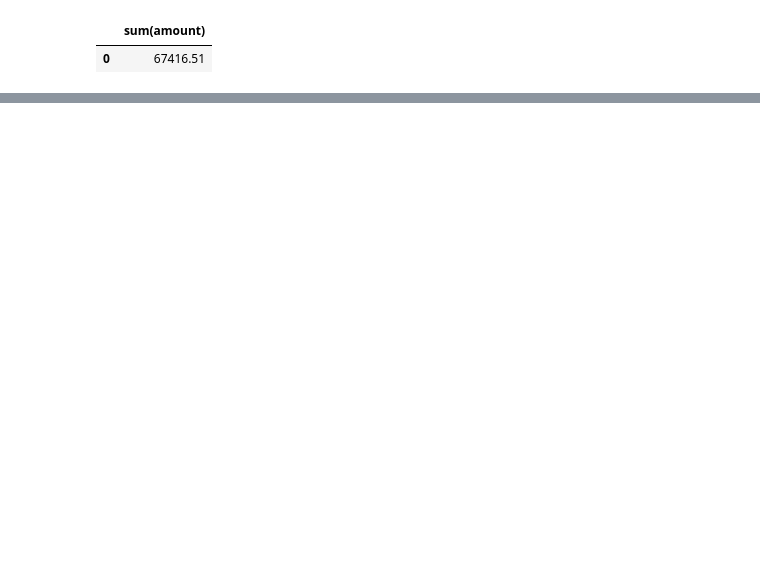
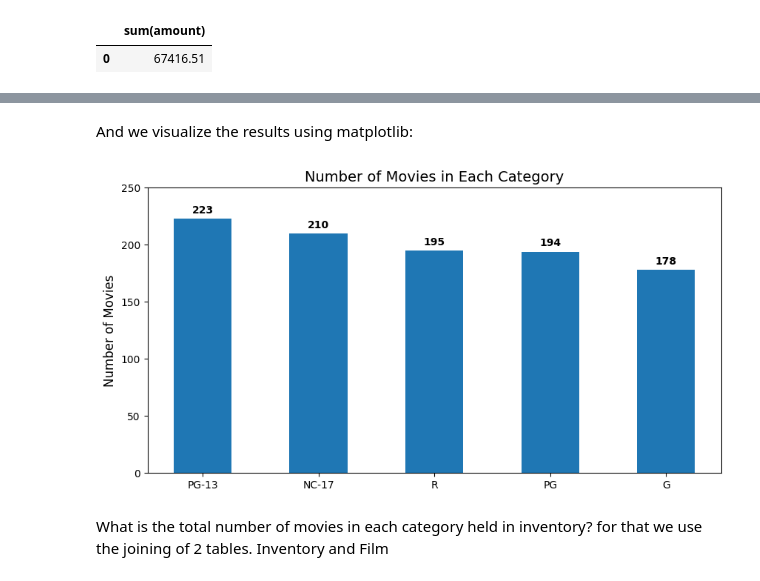
Before and after one commit to basmasirbal/SQL_DB_Project, a Jupyter notebook: SQL_main.ipynb, the cells around one changed output, grey strips where cells are left out. Cells and saved outputs as stored; diff of their text form; code cells hidden in the pictures; blank space fills up the shorter version.

```diff
--- a/SQL_main.ipynb
+++ b/SQL_main.ipynb
@@ -21,7 +21,7 @@ pd.options.display.max_rows = 50 # maximum number of rows to display
 # %% [markdown]
 ## Connecting to the database
 # %%
-database_path = "sqlite-sakila.db"
+database_path = "data/sqlite-sakila.db"
 # %%
 connection = sqlite3.connect(database_path)
 # %%
@@ -136,0 +148,8 @@ payment
+# %%
+rating = pd.read_sql("""
+
+SELECT rating
+   from film
+   ;
+
+""", connection)
@@ -136,0 +203,13 @@ payment
+# %%
+films_per_rating = pd.read_sql("""
+
+SELECT
+    rating AS Rating
+    ,COUNT(title) AS Count
+FROM film
+GROUP BY rating
+ORDER BY Count DESC
+
+""", connection)
+
+films_per_rating
@@ -136,0 +223,28 @@ payment
+# %% [markdown]
+And we visualize the results using matplotlib:
+# %%
+fig, ax = plt.subplots(figsize = (10,5))
+
+ypos = np.arange(len(films_per_rating["Count"]))
+bars = ax.bar(ypos, films_per_rating["Count"], width = 0.50)
+ax.set_xticks(ypos)
+ax.set_xticklabels(films_per_rating["Rating"])
+ax.set_ylim(ymax = 250)
+ax.set_title("Number of Movies in Each Category", fontsize = 14)
+ax.set_ylabel("Number of Movies", fontsize = 12)
+
+for bar in bars: # add data labels
+    height = bar.get_height()
+    ax.annotate(f"{height}",
+                    xy=(bar.get_x() + bar.get_width() / 2, height),
+                    xytext=(0, 3),  # 3 points vertical offset
+                    textcoords="offset points",
+                    ha="center", va="bottom",
+                    fontweight="semibold")
+
+plt.show()
+# %% [output]
+[figure, added]
+# %% [markdown]
+What is the total number of movies in each category held in inventory?
+for that we use the joining of 2 tables. Inventory and Film
```
Also changed, not shown: parts of 30 cells of this notebook, 10 other files.
